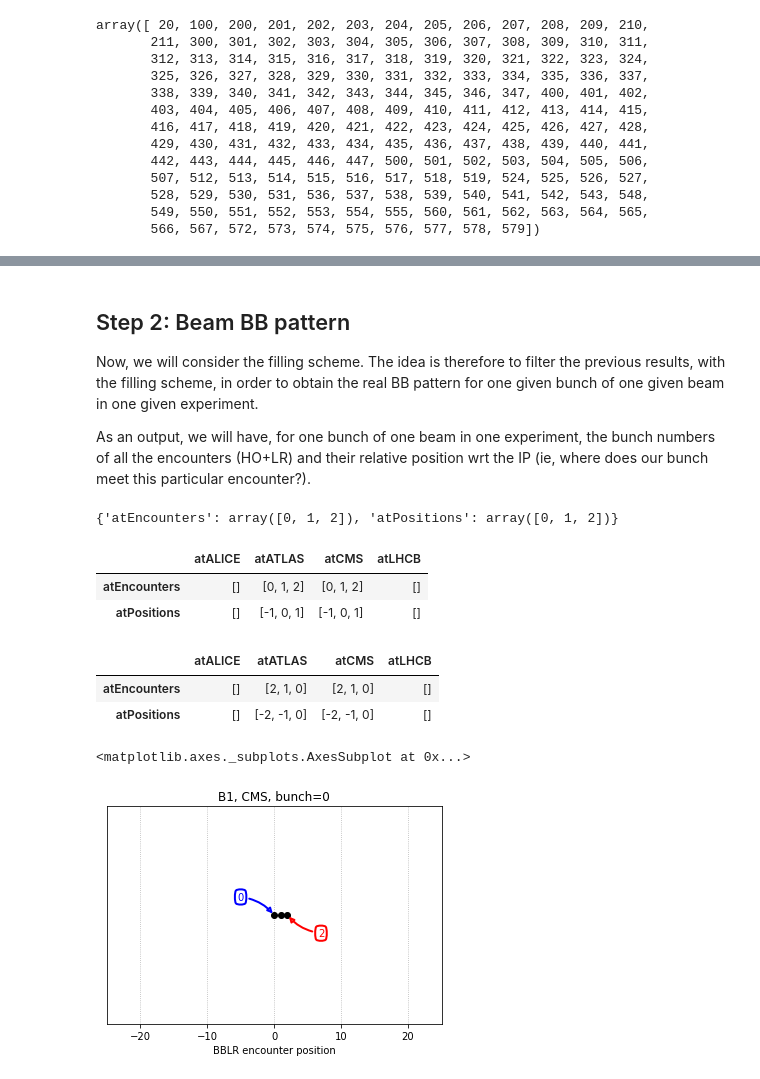
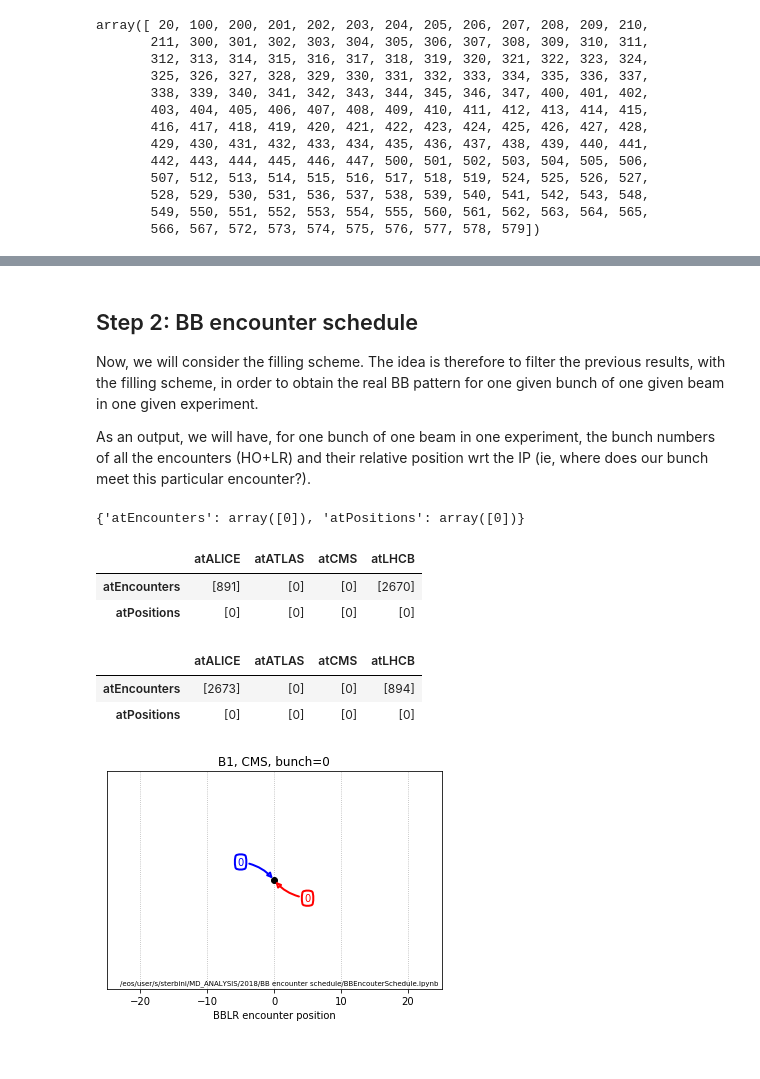
Before and after one commit to sterbini/cl2pd, a Jupyter notebook: templates/BBEncounterSchedule.ipynb, the cells around one changed output, grey strips where cells are left out. Saved outputs shown, nothing was run; the diff lists cells and outputs as text; code cells hidden in the pictures.

```diff
--- a/templates/BBEncounterSchedule.ipynb
+++ b/templates/BBEncounterSchedule.ipynb
@@ -30,7 +30,7 @@ The contribution of **Axel Poyet** was fundamental.
 # Step 1: the beam-beam matrix
 # %%
 # First of all, one needs the so called beam-beam matrix. This matrix does not depend on the MAD-X file or by the filling scheme but only of the bucket distance of the IPs in LHC.
-myMatrix=bbFunctions.computeBBMatrix(numberOfLRToConsider=25)
+myMatrix=bbFunctions.computeBBMatrix(numberOfLRToConsider=16)
 # %%
 fillingSchemeDF=importData.LHCCals2pd(['LHC.BCTFR.A6R4.B%:BUNCH_FILL_PATTERN'],6216, ['FLATTOP'],flag='next') #BB MD 2017
 B1_bunches=np.where(fillingSchemeDF.iloc[0]['LHC.BCTFR.A6R4.B1:BUNCH_FILL_PATTERN'])[0]
@@ -73,5 +80,5 @@ array([ 20, 100, 200, 201, 202, 203, 204, 205, 206, 207, 208, 209, 210,
 # %% [markdown]
-## Step 2: Beam BB pattern
+## Step 2:  BB encounter schedule
 Now, we will consider the filling scheme. The idea is therefore to filter the previous results, with the filling scheme, in order to obtain the real BB pattern for one given bunch of one given beam in one given experiment.
 
 As an output, we will have, for one bunch of one beam in one experiment, the bunch numbers of all the encounters (HO+LR) and their relative position wrt the IP (ie, where does our bunch meet this particular encounter?).
@@ -78,29 +87,29 @@ As an output, we will have, for one bunch of one beam in one experiment, the bun
 # %%
 # Definition of a NAIVE filling scheme
-B1_bunches=np.array([0,1,2])
-B2_bunches=np.array([0,1,2])
+B1_bunches=np.array([0,891+3,2670+3])
+B2_bunches=np.array([0,891,2670])
 results=bbFunctions.BBEncounterSchedule(B1_bunches, B2_bunches, myMatrix) # this is a dotdict (a special dictionary)
 # %%
-results.atB1.at0000.atCMS
+results.atB1.at0000.atATLAS
 # %% [output]
-{'atEncounters': array([0, 1, 2]), 'atPositions': array([0, 1, 2])}
+{'atEncounters': array([0]), 'atPositions': array([0])}
 # %%
-pd.DataFrame(results.atB1.at0001)# it is very easy to cast a dictionary in a pd.Dataframe
+pd.DataFrame(results.atB1.at0000)# it is very easy to cast a dictionary in a pd.Dataframe
 # %% [output]
 |  | atALICE | atATLAS | atCMS | atLHCB |
-| atEncounters | [] | [0, 1, 2] | [0, 1, 2] | [] |
-| atPositions | [] | [-1, 0, 1] | [-1, 0, 1] | [] |
+| atEncounters | [891] | [0] | [0] | [2670] |
+| atPositions | [0] | [0] | [0] | [0] |
 # %%
 pd.DataFrame(results.atB2.at0000)
 # %% [output]
 |  | atALICE | atATLAS | atCMS | atLHCB |
-| atEncounters | [] | [2, 1, 0] | [2, 1, 0] | [] |
-| atPositions | [] | [-2, -1, 0] | [-2, -1, 0] | [] |
+| atEncounters | [2673] | [0] | [0] | [894] |
+| atPositions | [0] | [0] | [0] | [0] |
 # %%
 # Visualizing the BB encounter schedule
 plotFunctions.plotBBEncounterSchedule(results,beam='atB1',exp='atCMS',bunch=0)
+plotFunctions.setSourcePlot(plt.gca(), mySource, color='k')
 # %% [output]
-<matplotlib.axes._subplots.AxesSubplot at 0x...>
-[figure, old version]
+[figure, new version]
 # %%
 plotFunctions.plotBBEncounterSchedule(results,beam='atB2',exp='atATLAS',bunch=0)
```
Also changed, not shown: parts of 17 cells of this notebook.
